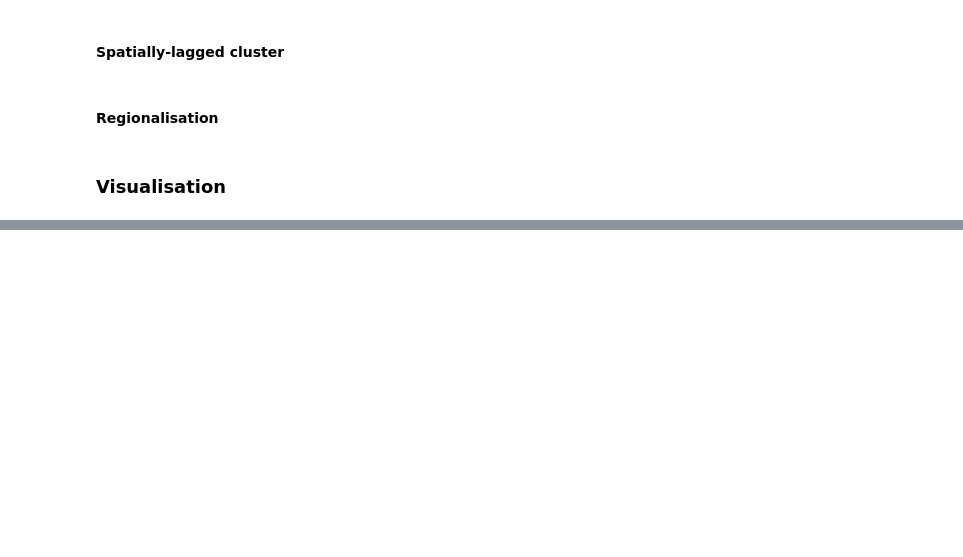
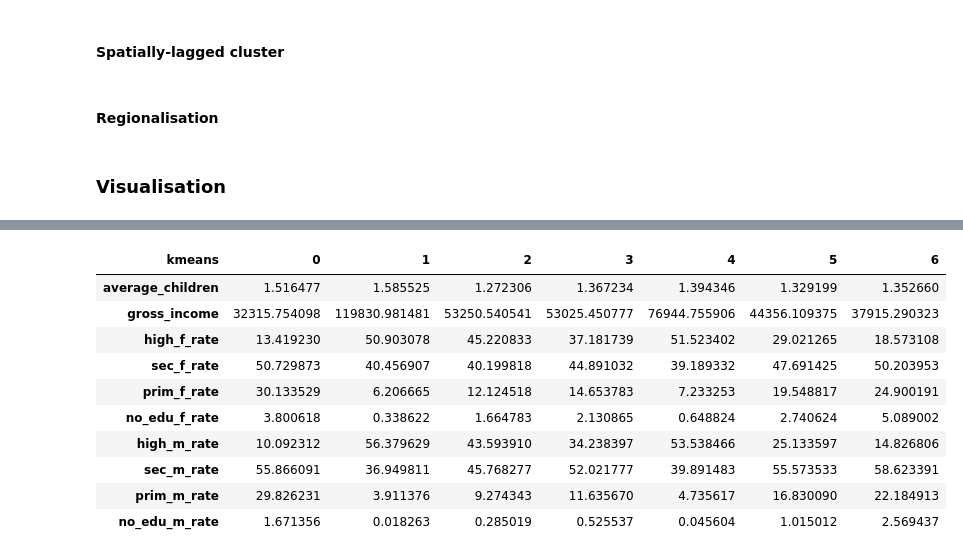
Before and after one commit to novotny-marek/SDS4SG-barcelona-case, a Jupyter notebook: barcelona.ipynb, the cells around one changed output, grey strips where cells are left out. Saved outputs shown, nothing was run; the diff lists cells and outputs as text; code cells hidden in the pictures; blank space fills up the shorter version.

```diff
--- a/barcelona.ipynb
+++ b/barcelona.ipynb
@@ -558,0 +559,15 @@ plt.show()
+# %%
+k_means = seccio.groupby('kmeans')[subranks].mean()
+k_means.T
+# %% [output]
+| kmeans | 0 | 1 | 2 | 3 | 4 | 5 | 6 |
+| average_children | 1.516477 | 1.585525 | 1.272306 | 1.367234 | 1.394346 | 1.329199 | 1.352660 |
+| gross_income | 32315.754098 | 119830.981481 | 53250.540541 | 53025.450777 | 76944.755906 | 44356.109375 | 37915.290323 |
+| high_f_rate | 13.419230 | 50.903078 | 45.220833 | 37.181739 | 51.523402 | 29.021265 | 18.573108 |
+| sec_f_rate | 50.729873 | 40.456907 | 40.199818 | 44.891032 | 39.189332 | 47.691425 | 50.203953 |
+| prim_f_rate | 30.133529 | 6.206665 | 12.124518 | 14.653783 | 7.233253 | 19.548817 | 24.900191 |
+| no_edu_f_rate | 3.800618 | 0.338622 | 1.664783 | 2.130865 | 0.648824 | 2.740624 | 5.089002 |
+| high_m_rate | 10.092312 | 56.379629 | 43.593910 | 34.238397 | 53.538466 | 25.133597 | 14.826806 |
+| sec_m_rate | 55.866091 | 36.949811 | 45.768277 | 52.021777 | 39.891483 | 55.573533 | 58.623391 |
+| prim_m_rate | 29.826231 | 3.911376 | 9.274343 | 11.635670 | 4.735617 | 16.830090 | 22.184913 |
+| no_edu_m_rate | 1.671356 | 0.018263 | 0.285019 | 0.525537 | 0.045604 | 1.015012 | 2.569437 |
```
Also changed, not shown: parts of 7 cells of this notebook.
